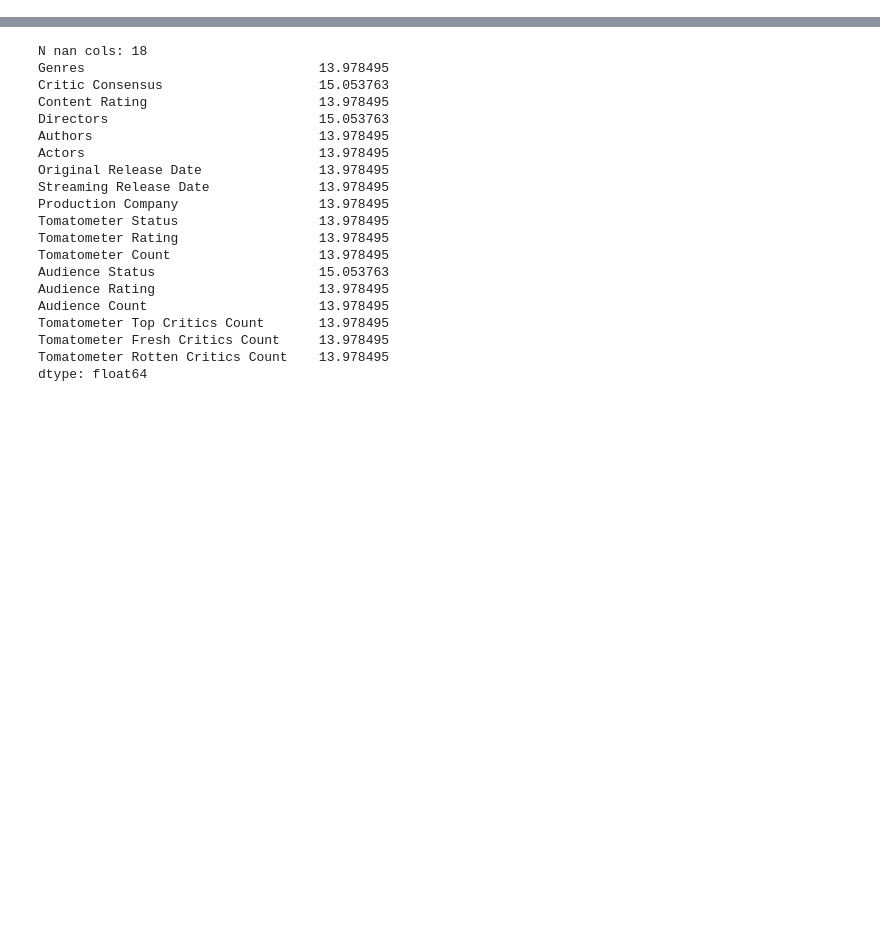
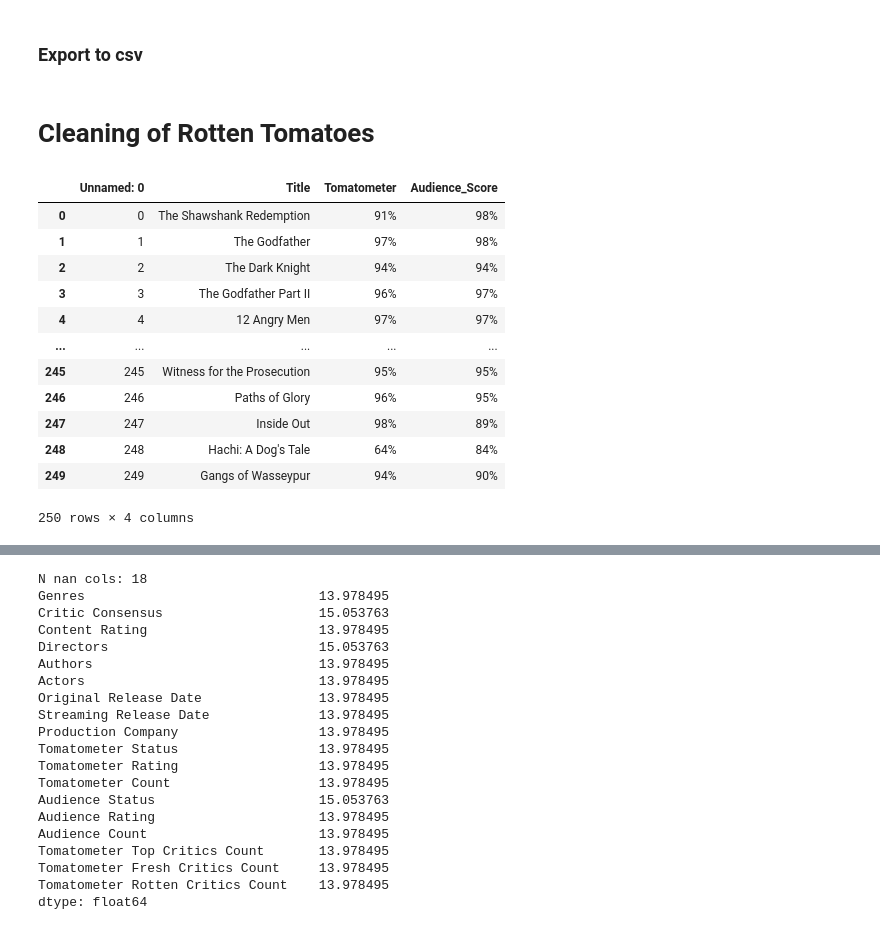
Before and after one commit to LeoBulcsu/ETL_250_Best_Movies, a Jupyter notebook: 03.VisualStudioCode/CSV_cleaning.ipynb, the cells around one changed output, grey strips where cells are left out. Drawn from its saved outputs; the diff is of its cells as text; code cells hidden in the pictures; blank space fills up the shorter version.

Commit message:
'"cleaning"

```diff
--- a/03.VisualStudioCode/CSV_cleaning.ipynb
+++ b/03.VisualStudioCode/CSV_cleaning.ipynb
@@ -31,0 +74,2 @@ IMDB
+# %% [markdown]
+### Export to csv
@@ -31,0 +78,20 @@ IMDB
+# %% [markdown]
+# Cleaning of Rotten Tomatoes
+# %%
+rottenTomatoes = pd.read_csv('../02.data_csv/rottentomatoes.csv')
+RTdf = pd.DataFrame(rottenTomatoes)
+RTdf
+# %% [output]
+|  | Unnamed: 0 | Title | Tomatometer | Audience_Score |
+| 0 | 0 | The Shawshank Redemption | 91% | 98% |
+| 1 | 1 | The Godfather | 97% | 98% |
+| 2 | 2 | The Dark Knight | 94% | 94% |
+| 3 | 3 | The Godfather Part II | 96% | 97% |
+| 4 | 4 | 12 Angry Men | 97% | 97% |
+| ... | ... | ... | ... | ... |
+| 245 | 245 | Witness for the Prosecution | 95% | 95% |
+| 246 | 246 | Paths of Glory | 96% | 95% |
+| 247 | 247 | Inside Out | 98% | 89% |
+| 248 | 248 | Hachi: A Dog's Tale | 64% | 84% |
+| 249 | 249 | Gangs of Wasseypur | 94% | 90% |
+250 rows × 4 columns
```
Also changed, not shown: parts of 40 cells of this notebook, 3 other files.
